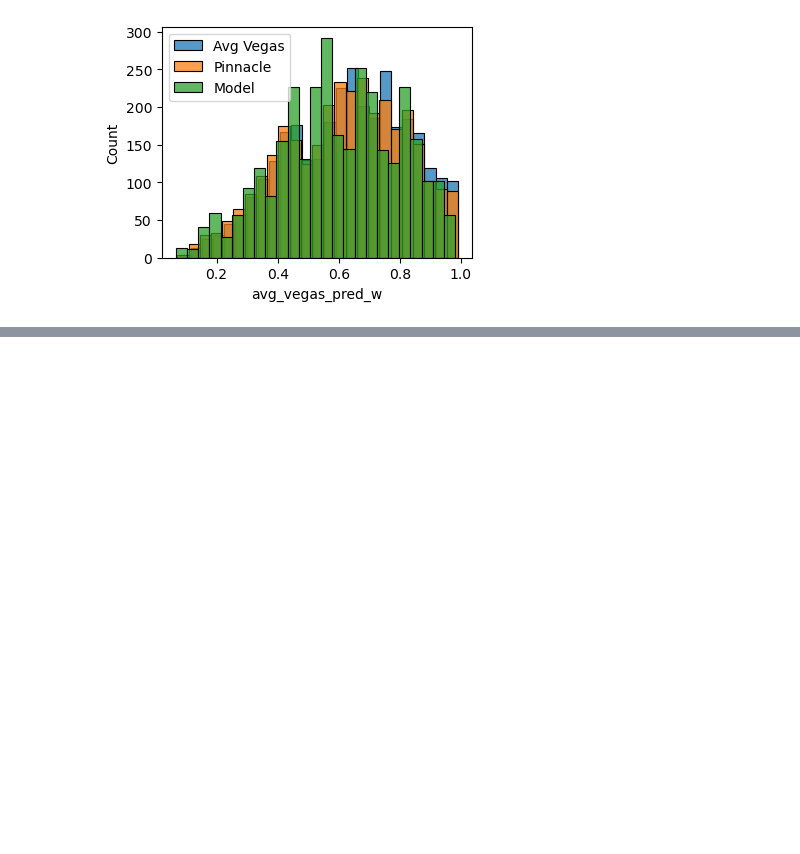
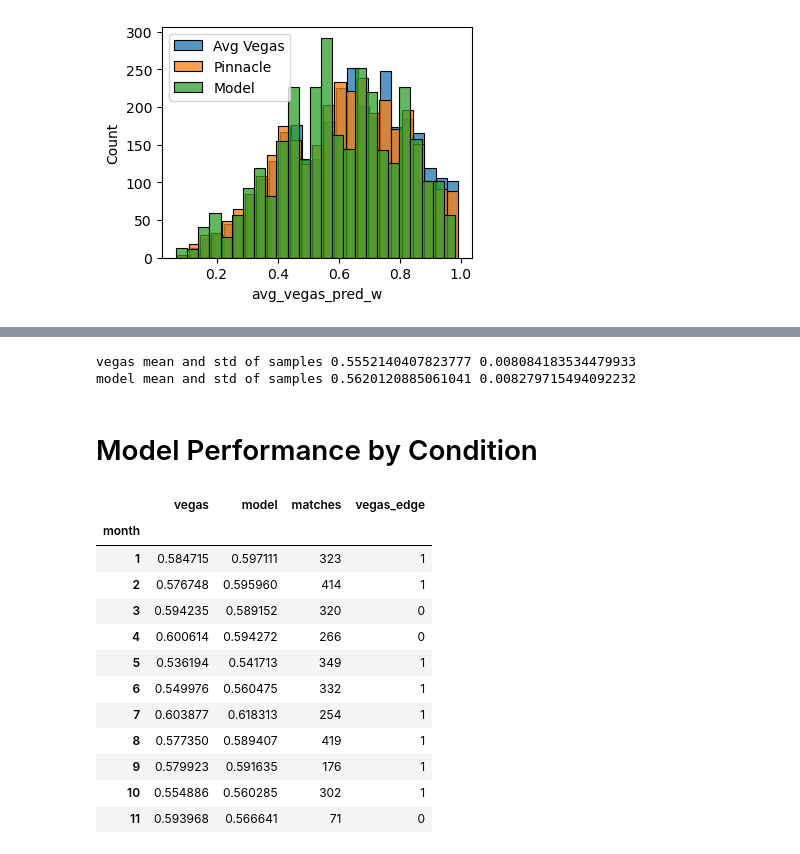
Before and after one commit to yaobviously/tennis_elo, a Jupyter notebook: notebooks/model_preds_vs_book.ipynb, the cells around one changed output, grey strips where cells are left out. Drawn from its saved outputs; the diff is of its cells as text; code cells hidden in the pictures; blank space fills up the shorter version.

```diff
--- a/notebooks/model_preds_vs_book.ipynb
+++ b/notebooks/model_preds_vs_book.ipynb
@@ -177,0 +217,62 @@ plt.show()
+# %%
+# doing bootstrap resampling to estimate the mean and standard
+# error of our log loss samples. it's likely that errors are correlated,
+# so in each iteration we sample a set of tourney ids to compare
+# the standard error converges to 0.008 for vegas and 0.0083 for model
+
+SAMPLES = 250
+vegas_losses = []
+model_losses = []
+
+for _ in range(SAMPLES):
+
+    tourneys = trial['tourney_id'].sample(55, replace=True)
+    bootstrap_sample = trial[trial['tourney_id'].isin(tourneys)]
+
+    vegas_loss = log_loss(bootstrap_sample['rearrange'], bootstrap_sample['p1'])
+    model_loss = log_loss(bootstrap_sample['rearrange'], bootstrap_sample['p2'])
+
+    vegas_losses.append(vegas_loss)
+    model_losses.append(model_loss)
+
+print("vegas mean and std of samples", np.mean(vegas_losses), np.std(vegas_losses, ddof=1))
+print("model mean and std of samples", np.mean(model_losses), np.std(model_losses, ddof=1))
+# %% [output]
+vegas mean and std of samples 0.5552140407823777 0.008084183534479933
+model mean and std of samples 0.5620120885061041 0.008279715494092232
+# %% [markdown]
+# Model Performance by Condition
+# %%
+# calculating diff between market and model
+trial['oof_mixture'] = oof
+trial['abs_diff'] = abs(trial['p1'] - trial['p2'])
+trial['diff_bin'] = pd.qcut(trial['abs_diff'], q=20)
+
+trial['month'] = trial.tourney_date.dt.month
+trial['season'] = trial.tourney_date.dt.year
+# %%
+month_comparison = (
+    pd.concat(
+        [trial.groupby('month').apply(lambda x: log_loss(x['rearrange'], x['p1'])),
+         trial.groupby('month').apply(lambda x: log_loss(x['rearrange'], x['p2']))], axis=1)
+    .rename(columns={0 : 'vegas', 1 : 'model'})
+)
+
+month_comparison['matches'] = trial.groupby('month').size()
+month_comparison['vegas_edge'] = (month_comparison['vegas'] <= month_comparison['model']).astype(int)
+
+month_comparison
+# %% [output]
+|  | vegas | model | matches | vegas_edge |
+| month |  |  |  |  |
+| 1 | 0.584715 | 0.597111 | 323 | 1 |
+| 2 | 0.576748 | 0.595960 | 414 | 1 |
+| 3 | 0.594235 | 0.589152 | 320 | 0 |
+| 4 | 0.600614 | 0.594272 | 266 | 0 |
+| 5 | 0.536194 | 0.541713 | 349 | 1 |
+| 6 | 0.549976 | 0.560475 | 332 | 1 |
+| 7 | 0.603877 | 0.618313 | 254 | 1 |
+| 8 | 0.577350 | 0.589407 | 419 | 1 |
+| 9 | 0.579923 | 0.591635 | 176 | 1 |
+| 10 | 0.554886 | 0.560285 | 302 | 1 |
+| 11 | 0.593968 | 0.566641 | 71 | 0 |
```
Also changed, not shown: parts of 6 cells of this notebook, 1 other file.
